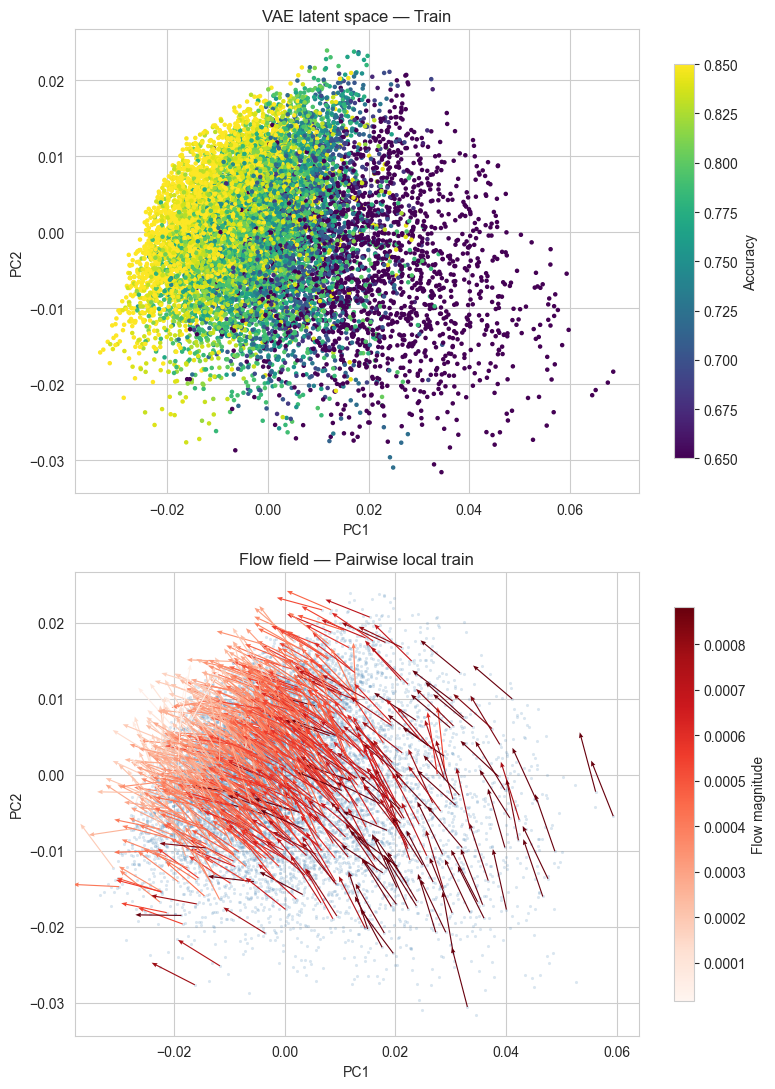
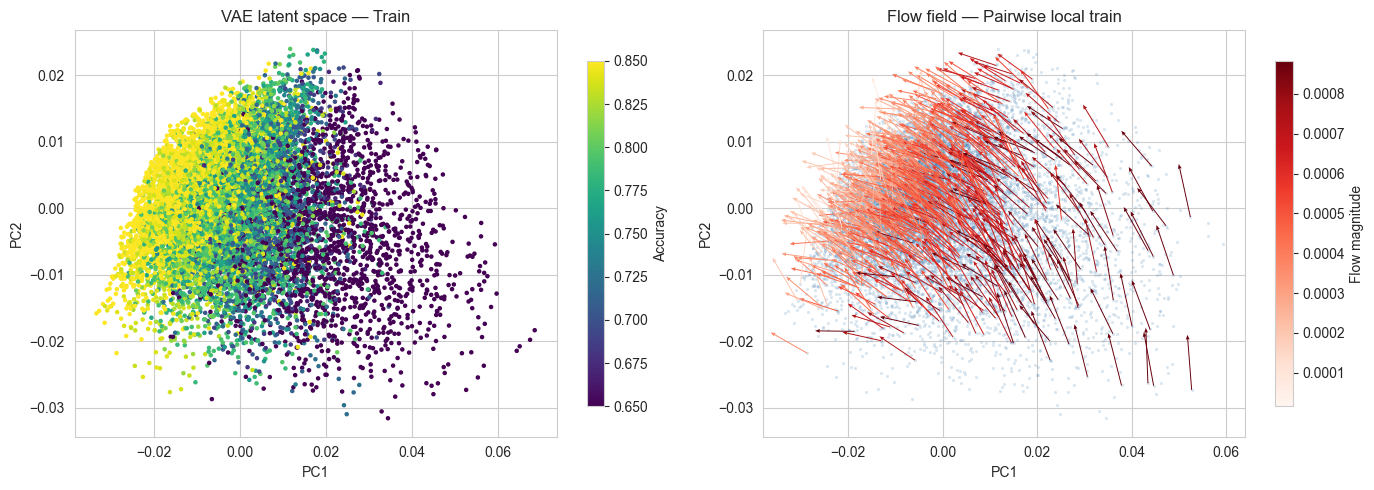
The notebook cell's code change between the first figure and the second:
--- before
+++ after
@@ -34,14 +34,8 @@
     y_train = y_train.detach().cpu().numpy()
 
-"""fig, axes = plt.subplots(
+fig, axes = plt.subplots(
     1,
     2,
     figsize=(14, 5)
-)"""
-
-fig, axes = plt.subplots(
-    2,
-    1,
-    figsize=(8, 11)
 )
 

Commit: cambiamenti